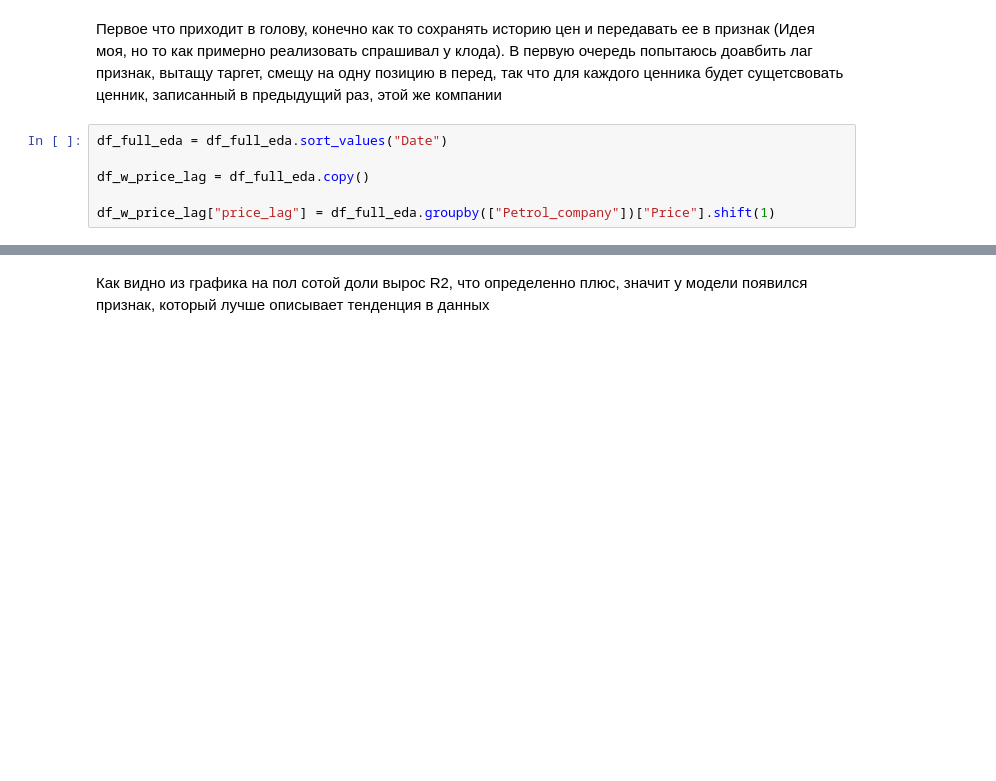
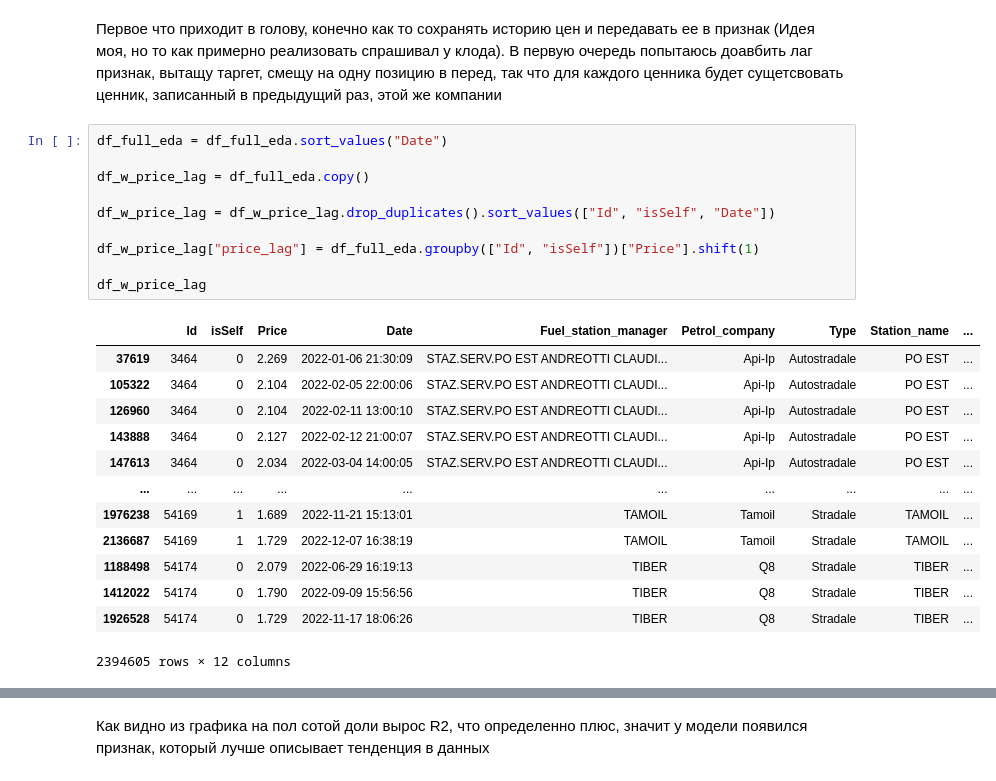
Before and after one commit to MaksaTaksa/Regression-task-Fuel-price-, a Jupyter notebook: improvments.ipynb, the cells around one changed output, grey strips where cells are left out. Drawn from its saved outputs; the diff is of its cells as text; blank space fills up the shorter version.

```diff
--- a/improvments.ipynb
+++ b/improvments.ipynb
@@ -116,9 +127,27 @@ def metrics_calculate(pipe, X_train, X_test, y_train, y_test):
 # %%
 df_full_eda = df_full_eda.sort_values("Date")
 
 df_w_price_lag = df_full_eda.copy()
 
-df_w_price_lag["price_lag"] = df_full_eda.groupby(["Petrol_company"])["Price"].shift(1)
+df_w_price_lag = df_w_price_lag.drop_duplicates().sort_values(["Id", "isSelf", "Date"])
+
+df_w_price_lag["price_lag"] = df_full_eda.groupby(["Id", "isSelf"])["Price"].shift(1)
+
+df_w_price_lag
+# %% [output]
+|  | Id | isSelf | Price | Date | Fuel_station_manager | Petrol_company | Type | Station_name | ... |
+| 37619 | 3464 | 0 | 2.269 | 2022-01-06 21:30:09 | STAZ.SERV.PO EST ANDREOTTI CLAUDI... | Api-Ip | Autostradale | PO EST | ... |
+| 105322 | 3464 | 0 | 2.104 | 2022-02-05 22:00:06 | STAZ.SERV.PO EST ANDREOTTI CLAUDI... | Api-Ip | Autostradale | PO EST | ... |
+| 126960 | 3464 | 0 | 2.104 | 2022-02-11 13:00:10 | STAZ.SERV.PO EST ANDREOTTI CLAUDI... | Api-Ip | Autostradale | PO EST | ... |
+| 143888 | 3464 | 0 | 2.127 | 2022-02-12 21:00:07 | STAZ.SERV.PO EST ANDREOTTI CLAUDI... | Api-Ip | Autostradale | PO EST | ... |
+| 147613 | 3464 | 0 | 2.034 | 2022-03-04 14:00:05 | STAZ.SERV.PO EST ANDREOTTI CLAUDI... | Api-Ip | Autostradale | PO EST | ... |
+| ... | ... | ... | ... | ... | ... | ... | ... | ... | ... |
+| 1976238 | 54169 | 1 | 1.689 | 2022-11-21 15:13:01 | TAMOIL | Tamoil | Stradale | TAMOIL | ... |
+| 2136687 | 54169 | 1 | 1.729 | 2022-12-07 16:38:19 | TAMOIL | Tamoil | Stradale | TAMOIL | ... |
+| 1188498 | 54174 | 0 | 2.079 | 2022-06-29 16:19:13 | TIBER | Q8 | Stradale | TIBER | ... |
+| 1412022 | 54174 | 0 | 1.790 | 2022-09-09 15:56:56 | TIBER | Q8 | Stradale | TIBER | ... |
+| 1926528 | 54174 | 0 | 1.729 | 2022-11-17 18:06:26 | TIBER | Q8 | Stradale | TIBER | ... |
+2394605 rows × 12 columns
 # %%
 target_mean = df_full_eda["Price"].mean()
 
```
Also changed, not shown: parts of 9 cells of this notebook, 2 other files.
